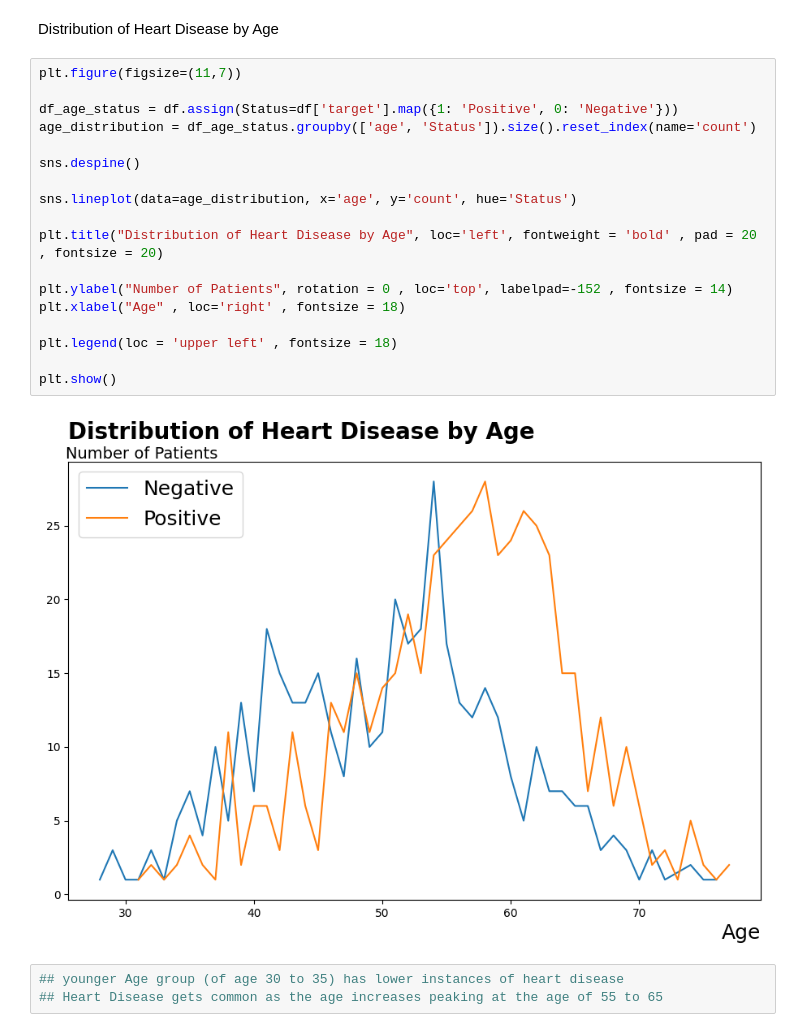
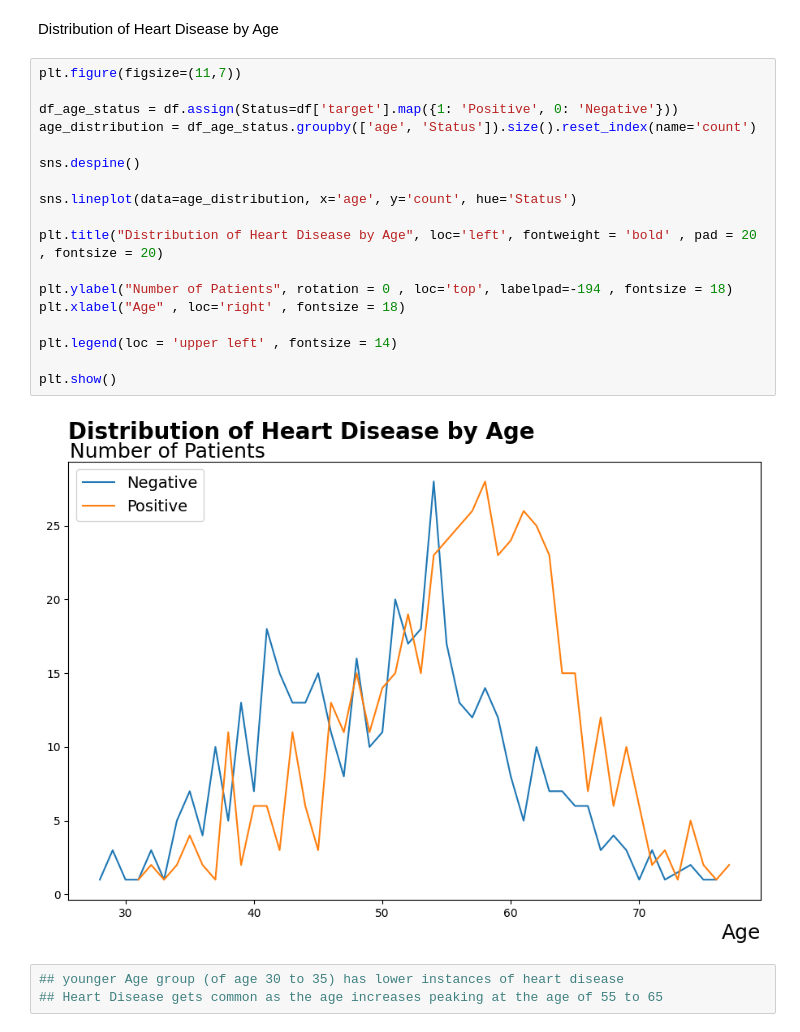
Before and after one commit to Ramesh-Bartaula/Data-Visualization, a Jupyter notebook: visual(1).ipynb, the cells around one changed output. Drawn from its saved outputs; the diff is of its cells as text.

```diff
--- a/visual(1).ipynb
+++ b/visual(1).ipynb
@@ -25,23 +25,23 @@ df.head()
 # %%
 plt.figure(figsize=(11,7))
 
 df_age_status = df.assign(Status=df['target'].map({1: 'Positive', 0: 'Negative'}))
 age_distribution = df_age_status.groupby(['age', 'Status']).size().reset_index(name='count')
 
 sns.despine()
 
 sns.lineplot(data=age_distribution, x='age', y='count', hue='Status')
 
 plt.title("Distribution of Heart Disease by Age", loc='left', fontweight = 'bold' , pad = 20 , fontsize = 20)
 
-plt.ylabel("Number of Patients", rotation = 0 , loc='top', labelpad=-152 , fontsize = 14)
+plt.ylabel("Number of Patients", rotation = 0 , loc='top', labelpad=-194 , fontsize = 18)
 plt.xlabel("Age" , loc='right' , fontsize = 18)
 
-plt.legend(loc = 'upper left' , fontsize = 18)
+plt.legend(loc = 'upper left' , fontsize = 14)
 
 plt.show()
 # %% [output]
-[figure, old version]
+[figure, new version]
 # %%
 ## younger Age group (of age 30 to 35) has lower instances of heart disease
 ## Heart Disease gets common as the age increases peaking at the age of 55 to 65
```
Also changed, not shown: parts of 1 cell of this notebook.
